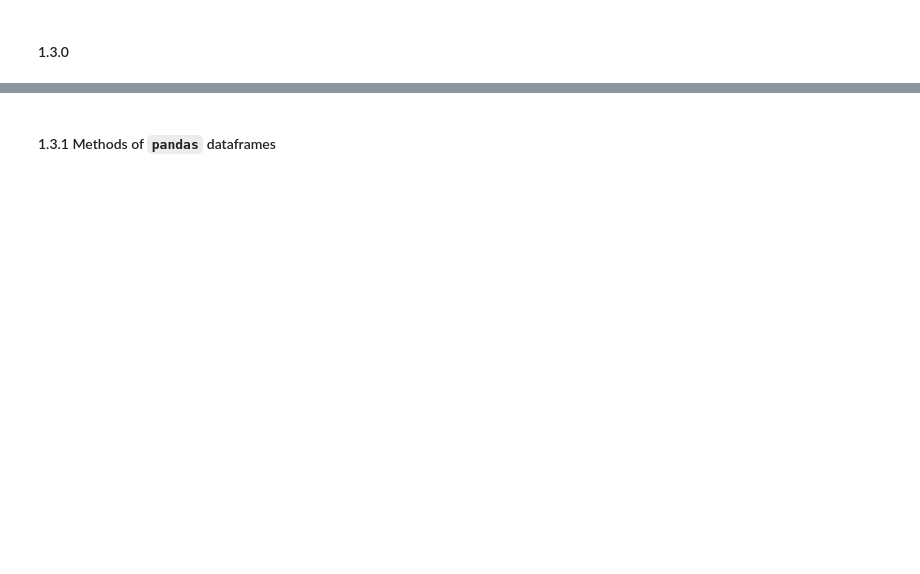
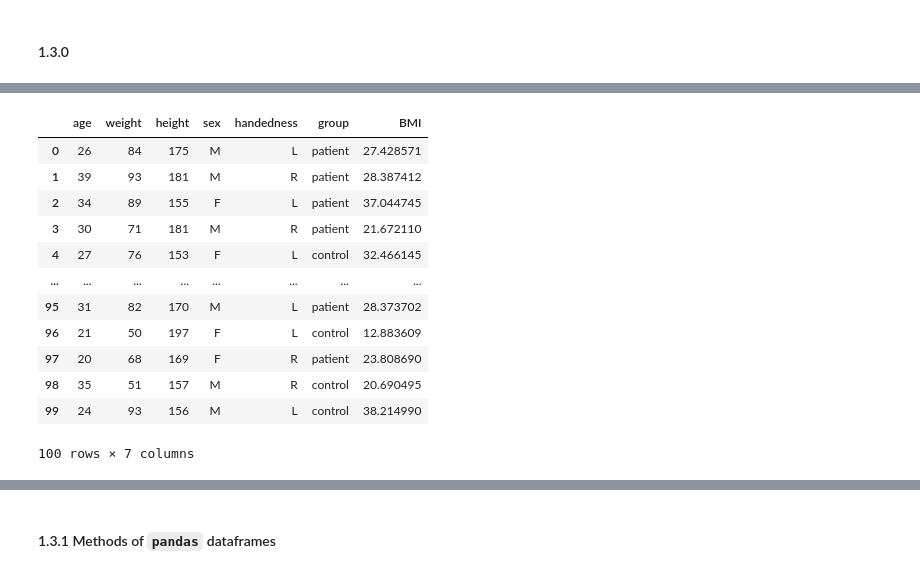
Before and after one commit to vigji/python-cimec-2025, a Jupyter notebook: practicals/Practicals_1.3.ipynb, the cells around one changed output, grey strips where cells are left out. Cells and saved outputs as stored; diff of their text form; code cells hidden in the pictures; blank space fills up the shorter version.

```diff
--- a/practicals/Practicals_1.3.ipynb
+++ b/practicals/Practicals_1.3.ipynb
@@ -19,3 +19,6 @@ subjects_data_dictionary = {
     'sex': np.random.choice(['M', 'F'], n_subjects),
     'handedness': np.random.choice(['R', 'L'], n_subjects),
     'group': np.random.choice(['control', 'patient'], n_subjects)}
+
+subj_df = pd.DataFrame(subjects_data_dictionary)
+subj_df
@@ -22,8 +39,25 @@ subjects_data_dictionary = {
 # %%
 # We can calculate the BMI as :
 # (body weight in kgs) /  ( (height in meters) ** 2)
 
 # Define a new column where you compute the BMI for every subject:
+
+subj_df["BMI"] = subj_df["weight"] / (subj_df["height"]/100) **2
+subj_df
+# %% [output]
+|  | age | weight | height | sex | handedness | group | BMI |
+| 0 | 26 | 84 | 175 | M | L | patient | 27.428571 |
+| 1 | 39 | 93 | 181 | M | R | patient | 28.387412 |
+| 2 | 34 | 89 | 155 | F | L | patient | 37.044745 |
+| 3 | 30 | 71 | 181 | M | R | patient | 21.672110 |
+| 4 | 27 | 76 | 153 | F | L | control | 32.466145 |
+| ... | ... | ... | ... | ... | ... | ... | ... |
+| 95 | 31 | 82 | 170 | M | L | patient | 28.373702 |
+| 96 | 21 | 50 | 197 | F | L | control | 12.883609 |
+| 97 | 20 | 68 | 169 | F | R | patient | 23.808690 |
+| 98 | 35 | 51 | 157 | M | R | control | 20.690495 |
+| 99 | 24 | 93 | 156 | M | L | control | 38.214990 |
+100 rows × 7 columns
 # %%
 string_data = ['cabbage', 'artichoke', 'banana', 'avocado', 'apple', 'orange']
 int_data = [1, 2, 3, 4, 5, 6]
```
Also changed, not shown: parts of 16 cells of this notebook, 1 other file.
